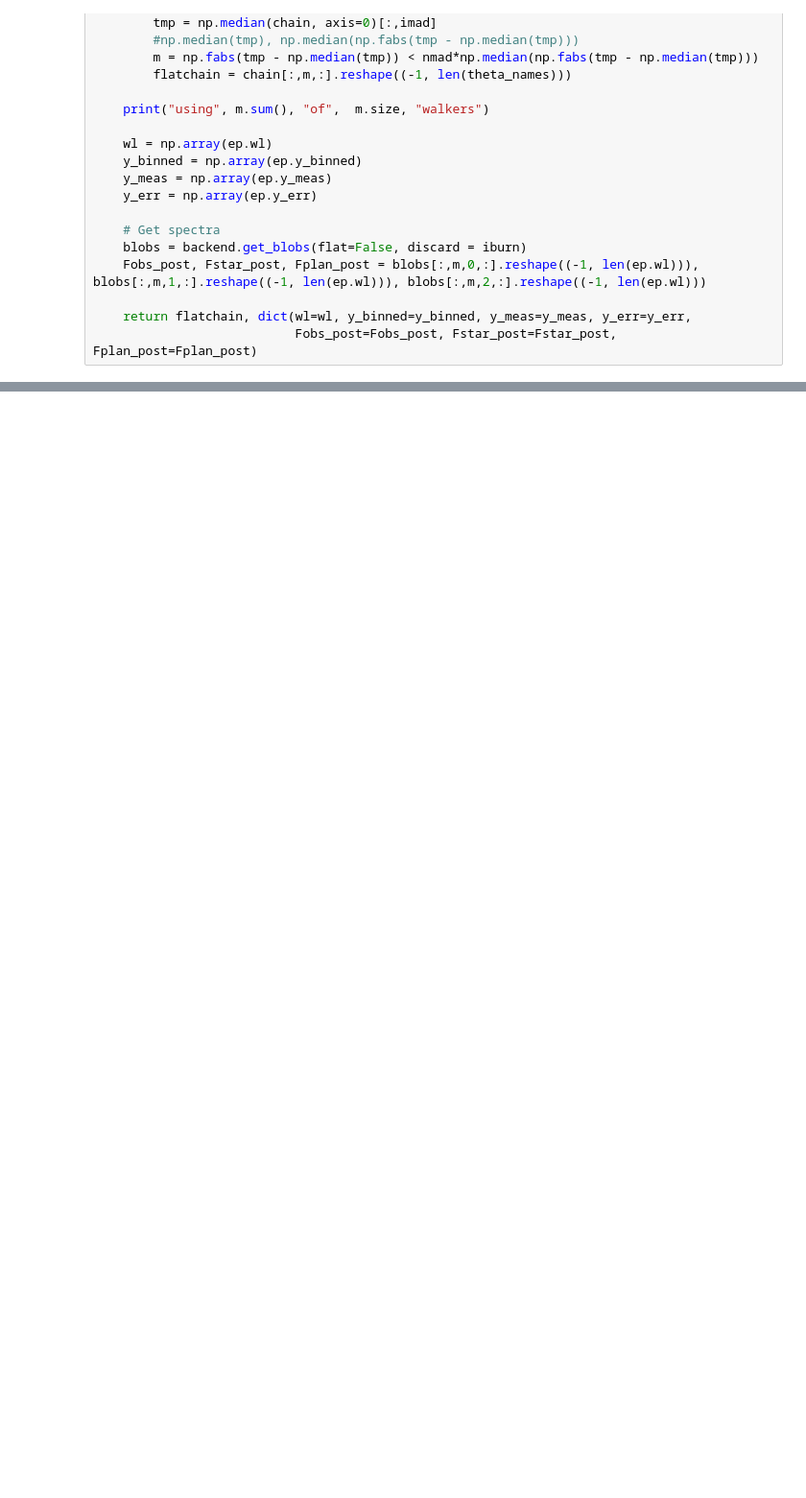
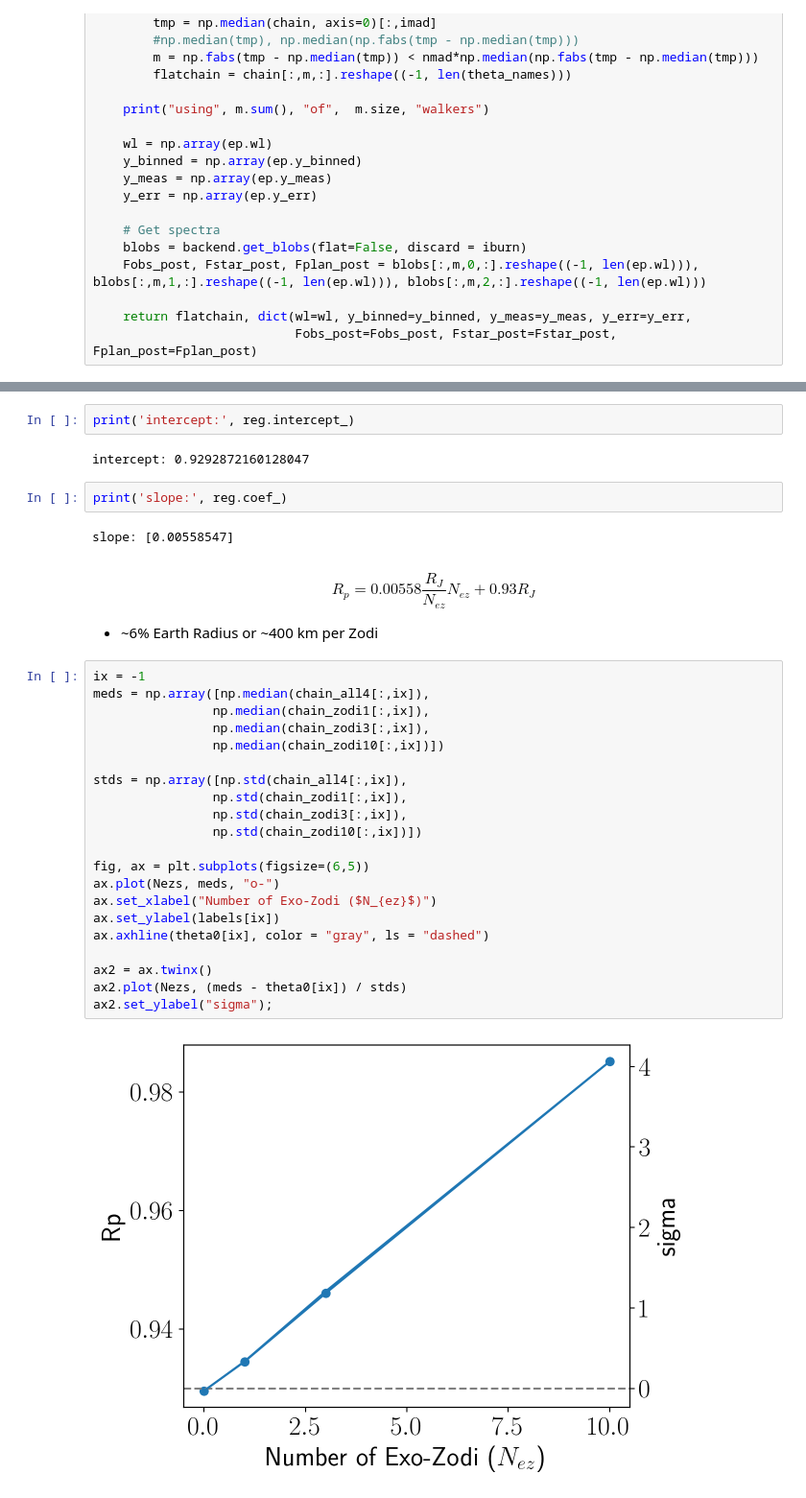
Before and after one commit to jlustigy/CHIMERA, a Jupyter notebook: exoPIE/compare_results_zodi.ipynb, the cells around one changed output, grey strips where cells are left out. Shown at 96% size. Drawn from its saved outputs; the diff is of its cells as text; blank space fills up the shorter version.

```diff
--- a/exoPIE/compare_results_zodi.ipynb
+++ b/exoPIE/compare_results_zodi.ipynb
@@ -206,0 +337,35 @@ fig.savefig("/Users/lustija1/Documents/exoPIE_IRAD/W43b_PIE_retrieval_corner_%s_
+# %%
+print('intercept:', reg.intercept_)
+# %% [output]
+intercept: 0.9292872160128047
+# %%
+print('slope:', reg.coef_)
+# %% [output]
+slope: [0.00558547]
+# %% [markdown]
+$$ R_p = 0.00558 \frac{R_J}{N_{ez}} N_{ez} + 0.93 R_J$$
+
+- ~6% Earth Radius or ~400 km per Zodi
+# %%
+ix = -1
+meds = np.array([np.median(chain_all4[:,ix]),
+                np.median(chain_zodi1[:,ix]),
+                np.median(chain_zodi3[:,ix]),
+                np.median(chain_zodi10[:,ix])])
+
+stds = np.array([np.std(chain_all4[:,ix]),
+                np.std(chain_zodi1[:,ix]),
+                np.std(chain_zodi3[:,ix]),
+                np.std(chain_zodi10[:,ix])])
+
+fig, ax = plt.subplots(figsize=(6,5))
+ax.plot(Nezs, meds, "o-")
+ax.set_xlabel("Number of Exo-Zodi ($N_{ez}$)")
+ax.set_ylabel(labels[ix])
+ax.axhline(theta0[ix], color = "gray", ls = "dashed")
+
+ax2 = ax.twinx()
+ax2.plot(Nezs, (meds - theta0[ix]) / stds)
+ax2.set_ylabel("sigma");
+# %% [output]
+[figure, added]
```
Also changed, not shown: parts of 16 cells of this notebook, 1 other file.
